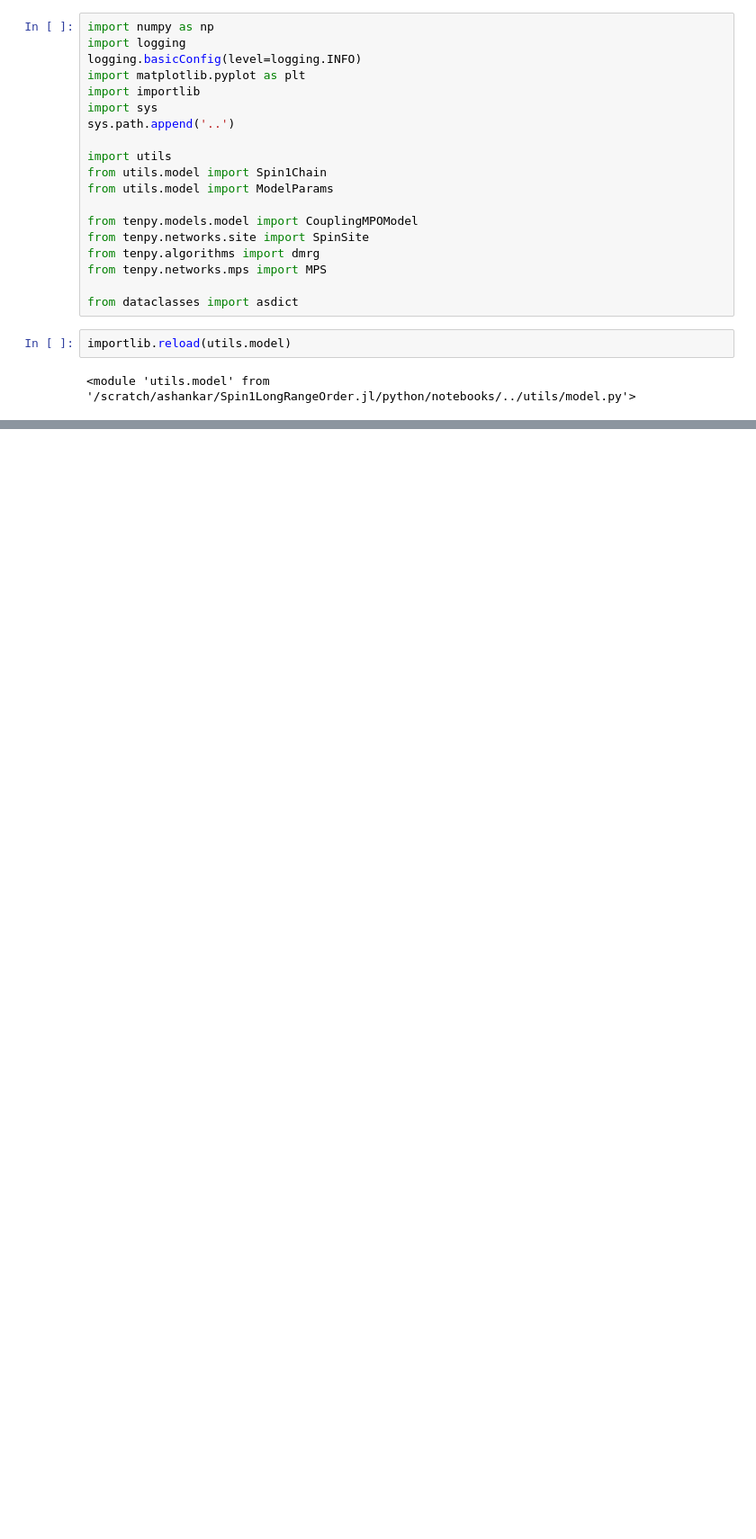
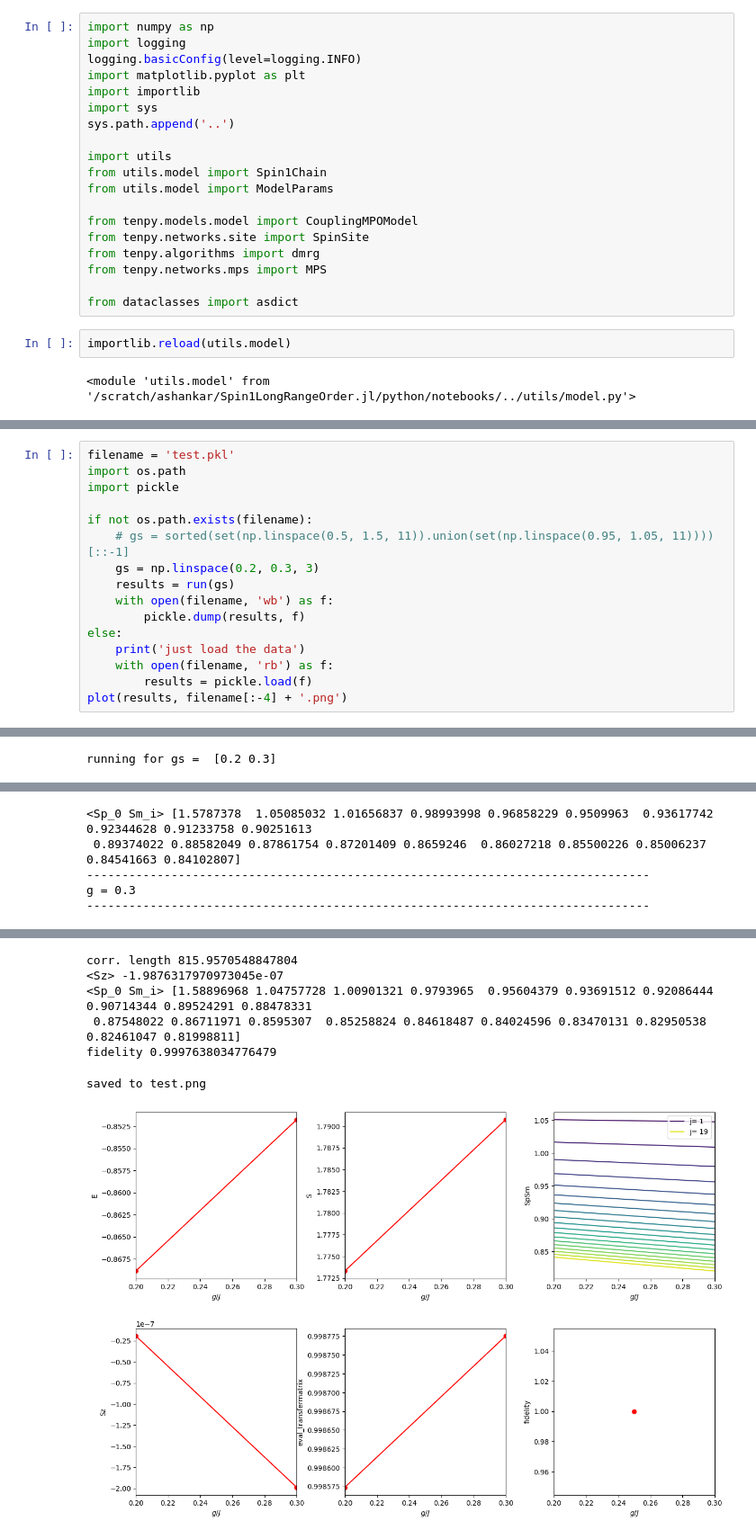
Before and after one commit to aravindhshankar/Spin1LongRangeOrder.jl, a Jupyter notebook: python/notebooks/help_refactor.ipynb, the cells around one changed output, grey strips where cells are left out. Shown at 90% size. Drawn from its saved outputs; the diff is of its cells as text; blank space fills up the shorter version.

```diff
--- a/python/notebooks/help_refactor.ipynb
+++ b/python/notebooks/help_refactor.ipynb
@@ -34,0 +127,17 @@ INFO:tenpy.tools.params:Spin1Chain: reading 'g2'=0.0
+# %%
+filename = 'test.pkl'
+import os.path
+import pickle
+
+if not os.path.exists(filename):
+    # gs = sorted(set(np.linspace(0.5, 1.5, 11)).union(set(np.linspace(0.95, 1.05, 11))))[::-1]
+    gs = np.linspace(0.2, 0.3, 3)
+    results = run(gs)
+    with open(filename, 'wb') as f:
+        pickle.dump(results, f)
+else:
+    print('just load the data')
+    with open(filename, 'rb') as f:
+        results = pickle.load(f)
+plot(results, filename[:-4] + '.png')
+# %% [output]
@@ -34,0 +157 @@ INFO:tenpy.tools.params:Spin1Chain: reading 'g2'=0.0
+running for gs =  [0.2 0.3]
@@ -34,0 +213,5 @@ INFO:tenpy.tools.params:Spin1Chain: reading 'g2'=0.0
+<Sp_0 Sm_i> [1.5787378  1.05085032 1.01656837 0.98993998 0.96858229 0.9509963  0.93617742 0.92344628 0.91233758 0.90251613
+ 0.89374022 0.88582049 0.87861754 0.87201409 0.8659246  0.86027218 0.85500226 0.85006237 0.84541663 0.84102807]
+--------------------------------------------------------------------------------
+g = 0.3
+--------------------------------------------------------------------------------
@@ -34,0 +235,7 @@ INFO:tenpy.tools.params:Spin1Chain: reading 'g2'=0.0
+corr. length 815.9570548847804
+<Sz> -1.9876317970973045e-07
+<Sp_0 Sm_i> [1.58896968 1.04757728 1.00901321 0.9793965  0.95604379 0.93691512 0.92086444 0.90714344 0.89524291 0.88478331
+ 0.87548022 0.86711971 0.8595307  0.85258824 0.84618487 0.84024596 0.83470131 0.82950538 0.82461047 0.81998811]
+fidelity 0.9997638034776479
+saved to test.png
+[figure, added]
```
Also changed, not shown: parts of 3 cells of this notebook.
